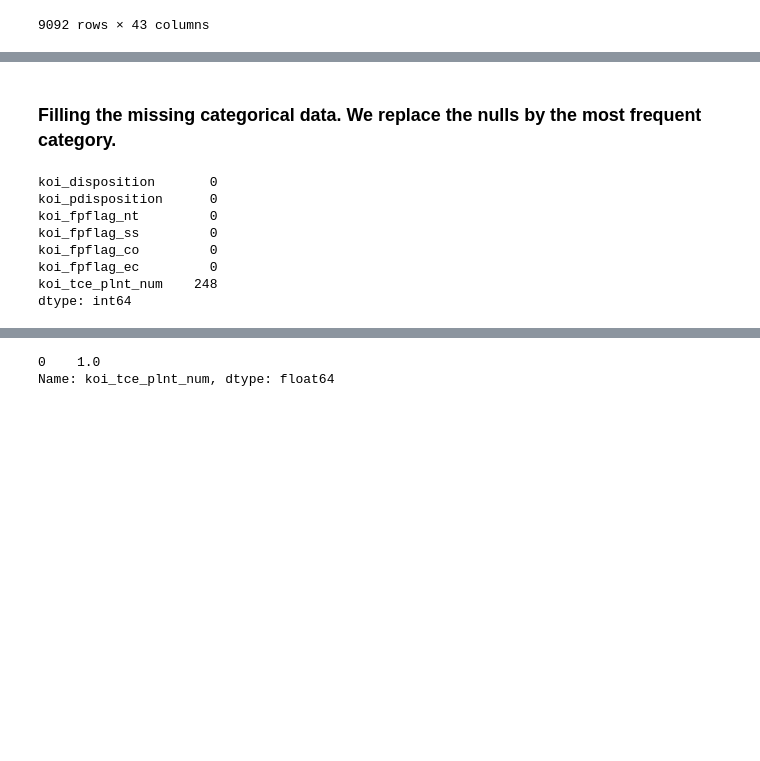
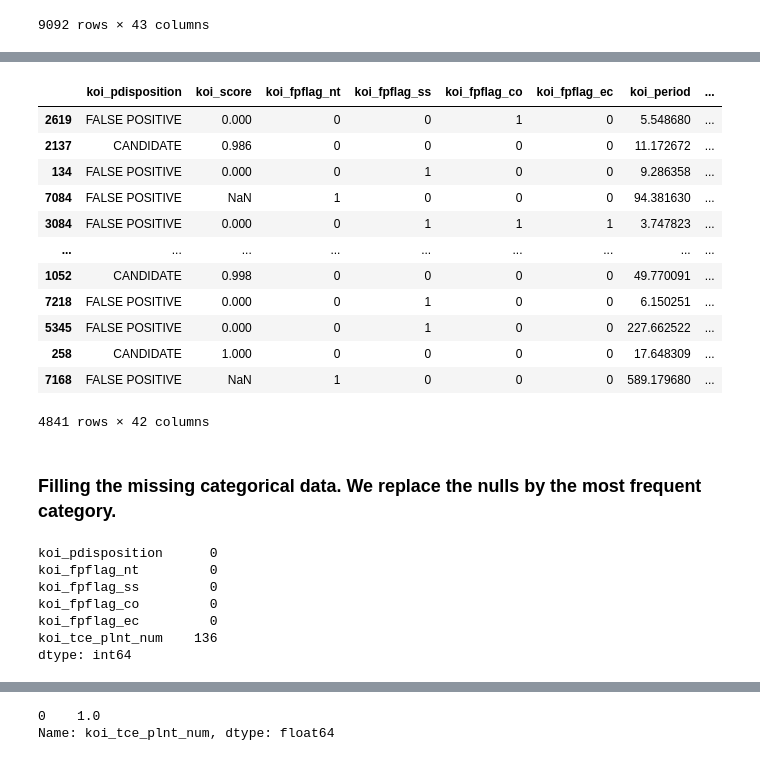
Before and after one commit to SketchyCarrot/Kepler_Exoplanet_Search_Results, a Jupyter notebook: main.ipynb, the cells around one changed output, grey strips where cells are left out. Drawn from its saved outputs; the diff is of its cells as text; code cells hidden in the pictures; blank space fills up the shorter version.

```diff
--- a/main.ipynb
+++ b/main.ipynb
@@ -324,0 +331,3 @@ df2
+# %%
+df2_non_candidates = df2[(df2["koi_disposition"] != "CANDIDATE")]
+df2_non_candidates
@@ -324,0 +348,2 @@ df2
+# %%
+x_train, x_test, y_train, y_test = train_test_split(df2_non_candidates.drop(["koi_disposition"], axis=1), df2_non_candidates["koi_disposition"], test_size=0.3, random_state=1)
@@ -325,13 +366,28 @@ df2
+# %%
+x_train
+# %% [output]
+|  | koi_pdisposition | koi_score | koi_fpflag_nt | koi_fpflag_ss | koi_fpflag_co | koi_fpflag_ec | koi_period | ... |
+| 2619 | FALSE POSITIVE | 0.000 | 0 | 0 | 1 | 0 | 5.548680 | ... |
+| 2137 | CANDIDATE | 0.986 | 0 | 0 | 0 | 0 | 11.172672 | ... |
+| 134 | FALSE POSITIVE | 0.000 | 0 | 1 | 0 | 0 | 9.286358 | ... |
+| 7084 | FALSE POSITIVE | NaN | 1 | 0 | 0 | 0 | 94.381630 | ... |
+| 3084 | FALSE POSITIVE | 0.000 | 0 | 1 | 1 | 1 | 3.747823 | ... |
+| ... | ... | ... | ... | ... | ... | ... | ... | ... |
+| 1052 | CANDIDATE | 0.998 | 0 | 0 | 0 | 0 | 49.770091 | ... |
+| 7218 | FALSE POSITIVE | 0.000 | 0 | 1 | 0 | 0 | 6.150251 | ... |
+| 5345 | FALSE POSITIVE | 0.000 | 0 | 1 | 0 | 0 | 227.662522 | ... |
+| 258 | CANDIDATE | 1.000 | 0 | 0 | 0 | 0 | 17.648309 | ... |
+| 7168 | FALSE POSITIVE | NaN | 1 | 0 | 0 | 0 | 589.179680 | ... |
+4841 rows × 42 columns
 # %% [markdown]
 ### Filling the missing categorical data. We replace the nulls by the most frequent category.
 # %%
-df2[categorical_data].isnull().sum()
+x_train[categorical_train_data].isnull().sum()
 # %% [output]
-koi_disposition       0
 koi_pdisposition      0
 koi_fpflag_nt         0
 koi_fpflag_ss         0
 koi_fpflag_co         0
 koi_fpflag_ec         0
-koi_tce_plnt_num    248
+koi_tce_plnt_num    136
 dtype: int64
```
Also changed, not shown: parts of 58 cells of this notebook.
